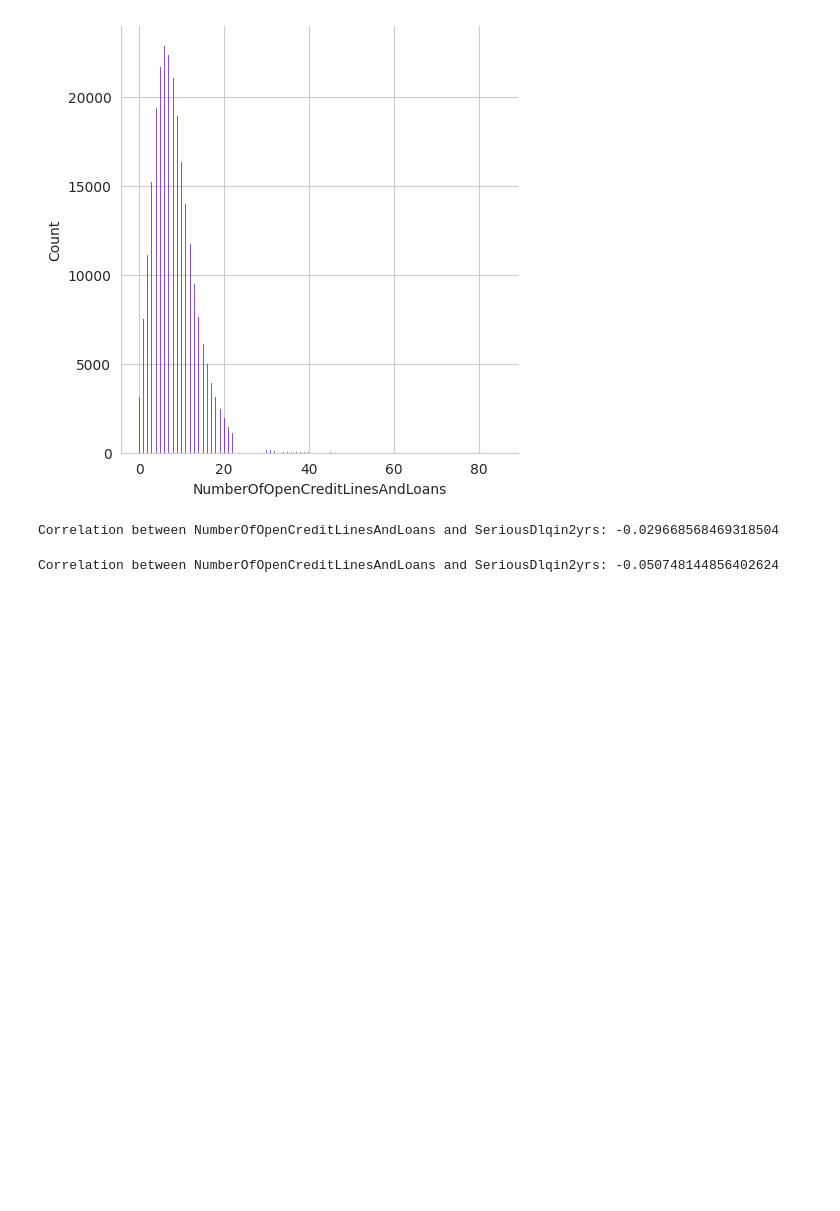
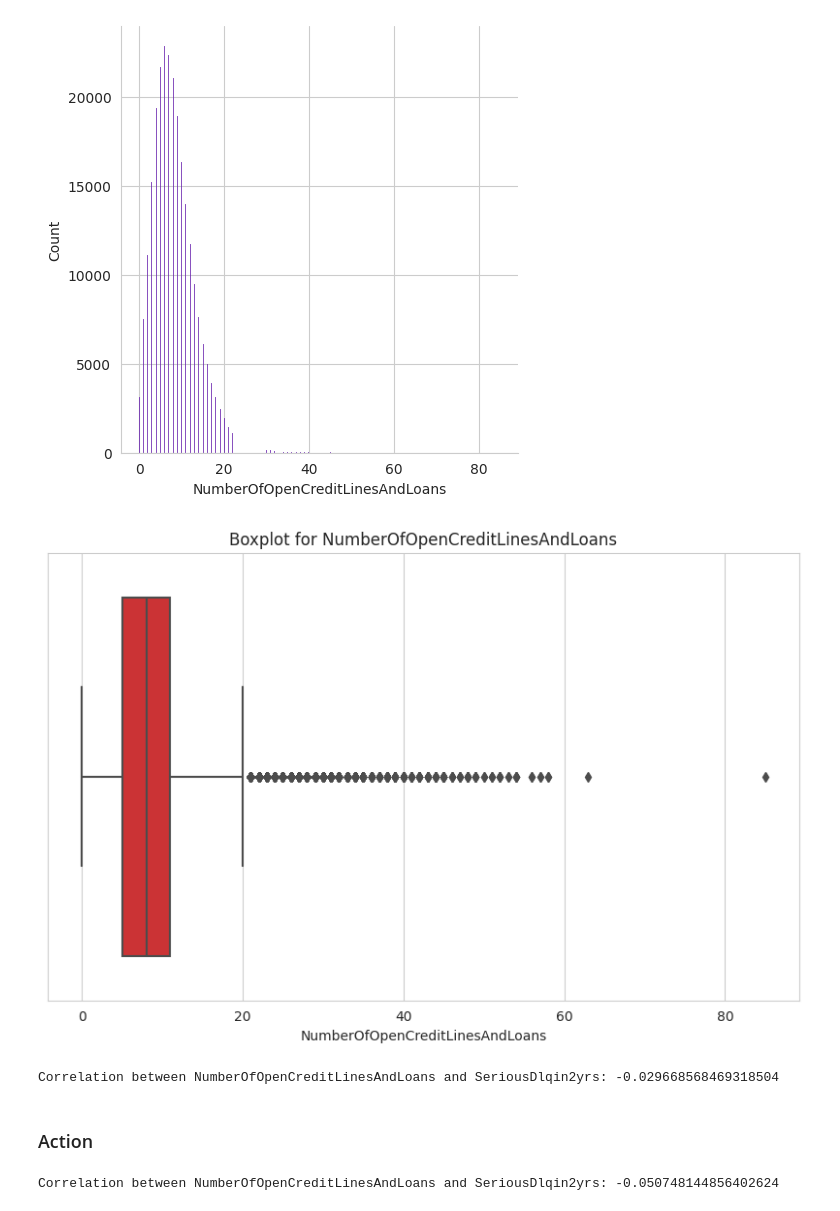
Before and after one commit to Saba-a11/Kaggle_Credit_Score, a Jupyter notebook: CreditModel.ipynb, the cells around one changed output. Saved outputs shown, nothing was run; the diff lists cells and outputs as text; code cells hidden in the pictures; blank space fills up the shorter version.

```diff
--- a/CreditModel.ipynb
+++ b/CreditModel.ipynb
@@ -851,10 +851,16 @@ sns.displot(combined_data["NumberOfOpenCreditLinesAndLoans"])
 # %% [output]
 <seaborn.axisgrid.FacetGrid at 0x...>
 [figure]
+# %%
+box_plot(combined_data, 'NumberOfOpenCreditLinesAndLoans')
+# %% [output]
+[figure, added]
 # %%
 prt_corr(combined_data, 'NumberOfOpenCreditLinesAndLoans', 'SeriousDlqin2yrs')
 # %% [output]
 Correlation between NumberOfOpenCreditLinesAndLoans and SeriousDlqin2yrs: -0.029668568469318504
+# %% [markdown]
+### Action
 # %%
 upper_bound = combined_data["NumberOfOpenCreditLinesAndLoans"].quantile(0.75)
 
```
Also changed, not shown: parts of 35 cells of this notebook.
